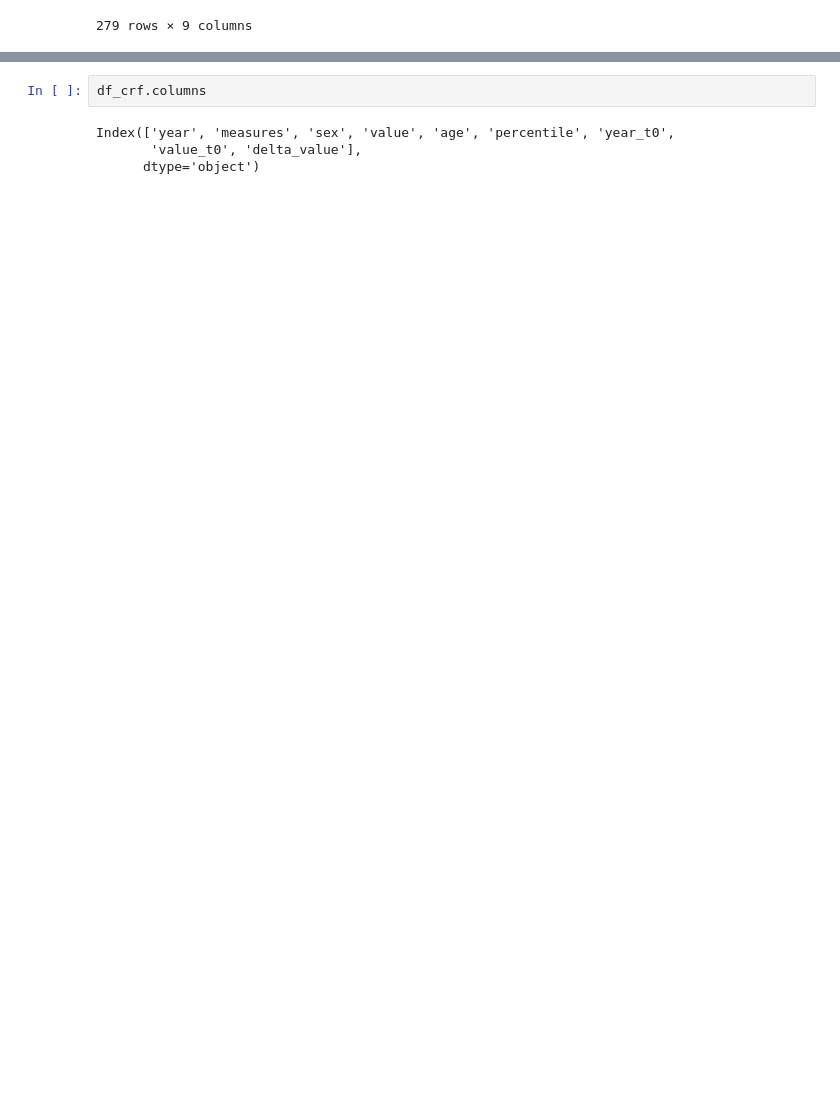
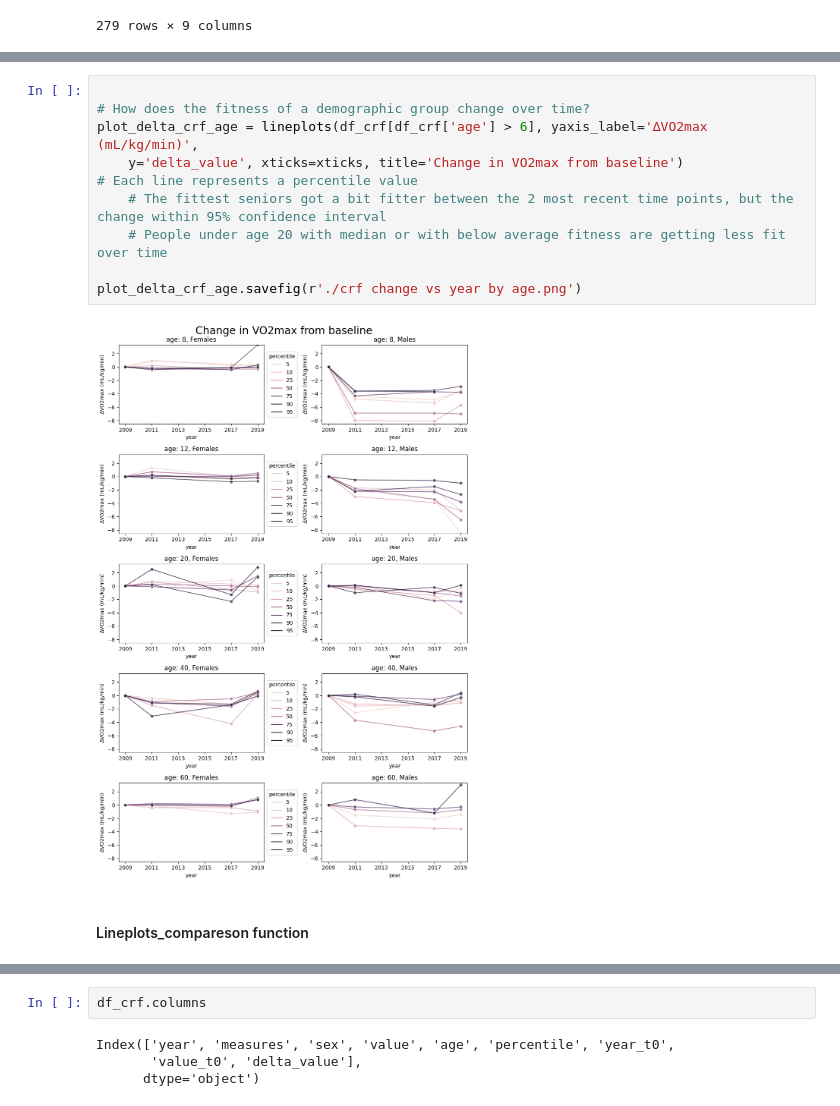
Before and after one commit to silvhua/lighthouse-RnR-project, a Jupyter notebook: canada_fitness.ipynb, the cells around one changed output, grey strips where cells are left out. Saved outputs shown, nothing was run; the diff lists cells and outputs as text; blank space fills up the shorter version.

```diff
--- a/canada_fitness.ipynb
+++ b/canada_fitness.ipynb
@@ -427,0 +473,14 @@ Name: age, dtype: int64
+# %%
+
+# How does the fitness of a demographic group change over time?
+plot_delta_crf_age = lineplots(df_crf[df_crf['age'] > 6], yaxis_label='∆VO2max (mL/kg/min)',
+    y='delta_value', xticks=xticks, title='Change in VO2max from baseline')
+# Each line represents a percentile value
+    # The fittest seniors got a bit fitter between the 2 most recent time points, but the change within 95% confidence interval
+    # People under age 20 with median or with below average fitness are getting less fit over time
+
+plot_delta_crf_age.savefig(r'./crf change vs year by age.png')
+# %% [output]
+[figure, added]
+# %% [markdown]
+#### Lineplots_compareson function
```
Also changed, not shown: parts of 29 cells of this notebook, 11 other files.
